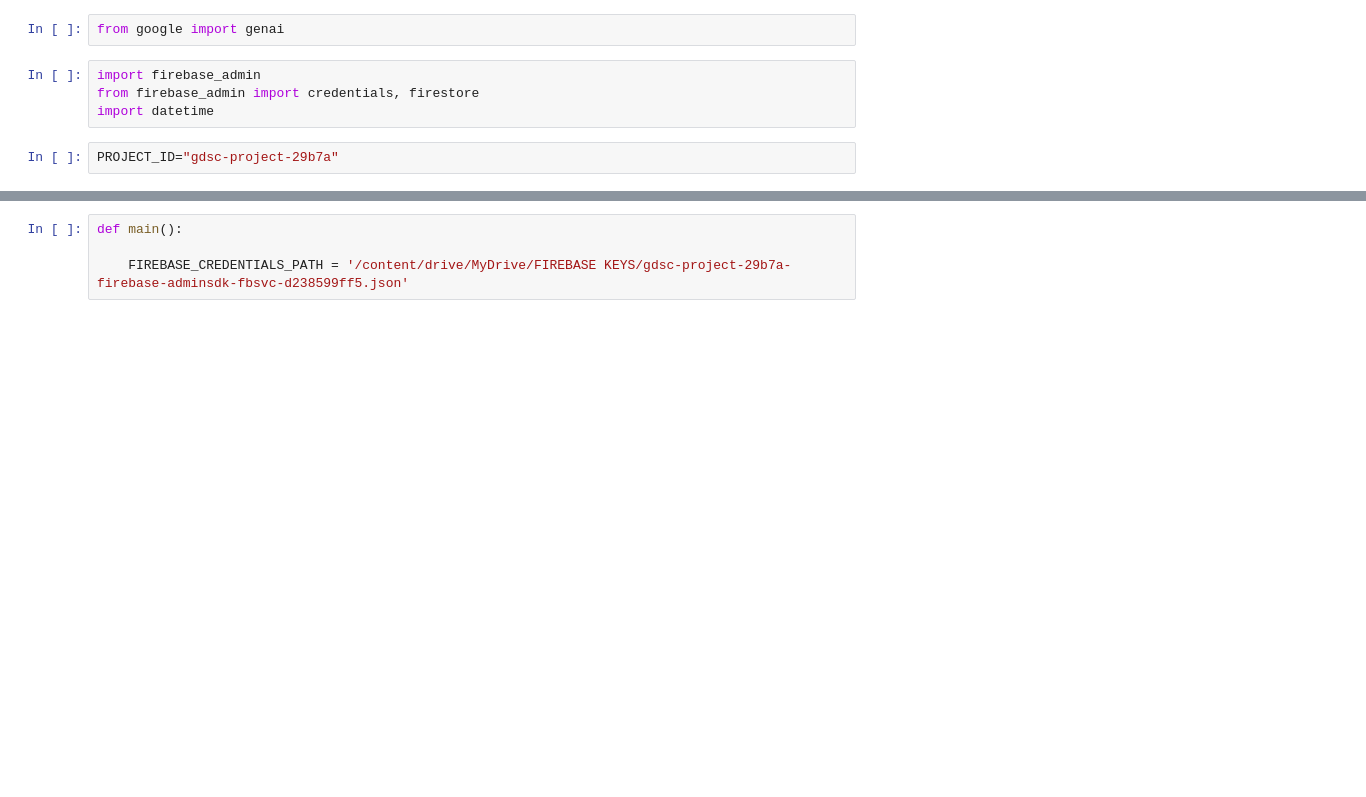
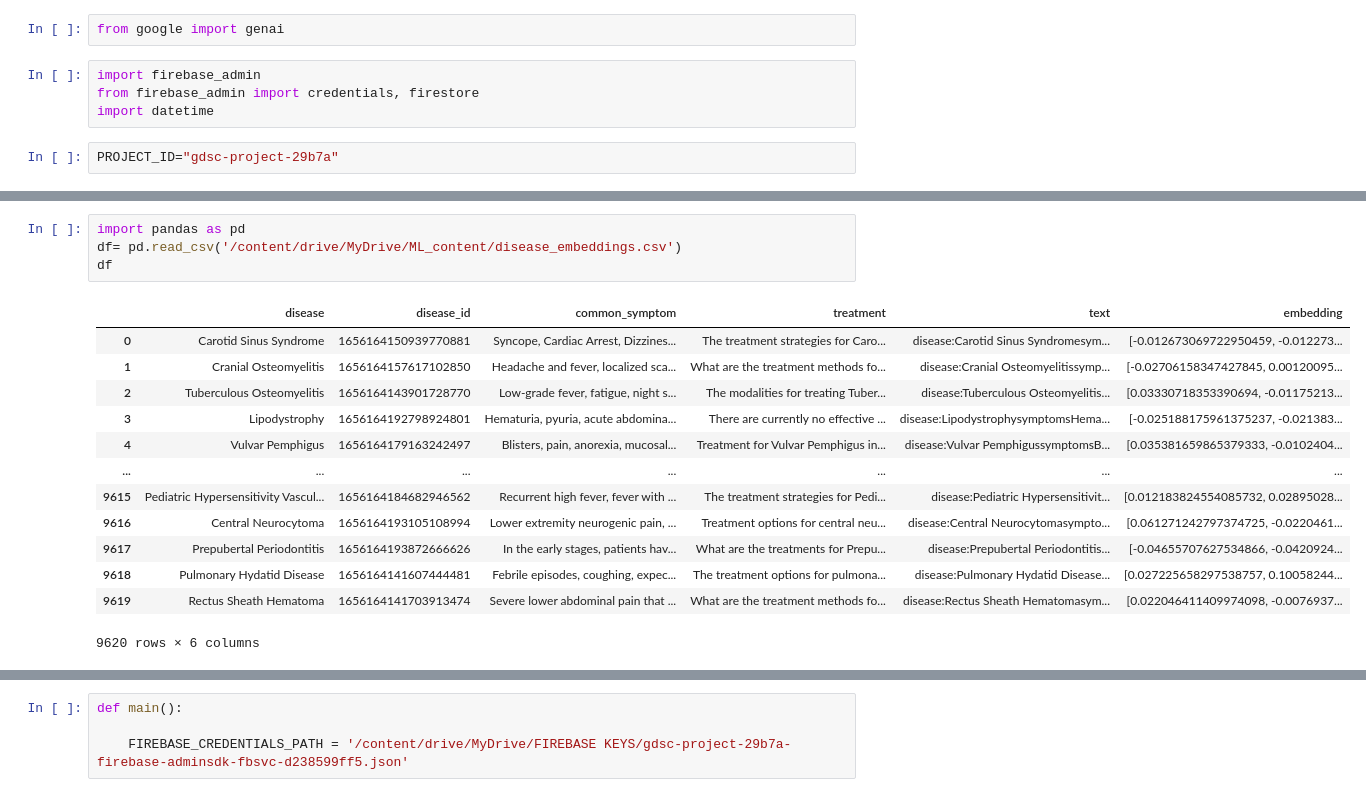
Before and after one commit to ratna-jaiswal/Arogya-Saathi, a Jupyter notebook: Medical_Chatbot.ipynb, the cells around one changed output, grey strips where cells are left out. Cells and saved outputs as stored; diff of their text form; blank space fills up the shorter version.

```diff
--- a/Medical_Chatbot.ipynb
+++ b/Medical_Chatbot.ipynb
@@ -39,0 +66,18 @@ def retreival_RAG():
+# %%
+import pandas as pd
+df= pd.read_csv('/content/drive/MyDrive/ML_content/disease_embeddings.csv')
+df
+# %% [output]
+|  | disease | disease_id | common_symptom | treatment | text | embedding |
+| 0 | Carotid Sinus Syndrome | 1656164150939770881 | Syncope, Cardiac Arrest, Dizzines... | The treatment strategies for Caro... | disease:Carotid Sinus Syndromesym... | [-0.012673069722950459, -0.012273... |
+| 1 | Cranial Osteomyelitis | 1656164157617102850 | Headache and fever, localized sca... | What are the treatment methods fo... | disease:Cranial Osteomyelitissymp... | [-0.02706158347427845, 0.00120095... |
+| 2 | Tuberculous Osteomyelitis | 1656164143901728770 | Low-grade fever, fatigue, night s... | The modalities for treating Tuber... | disease:Tuberculous Osteomyelitis... | [0.03330718353390694, -0.01175213... |
+| 3 | Lipodystrophy | 1656164192798924801 | Hematuria, pyuria, acute abdomina... | There are currently no effective ... | disease:LipodystrophysymptomsHema... | [-0.025188175961375237, -0.021383... |
+| 4 | Vulvar Pemphigus | 1656164179163242497 | Blisters, pain, anorexia, mucosal... | Treatment for Vulvar Pemphigus in... | disease:Vulvar PemphigussymptomsB... | [0.035381659865379333, -0.0102404... |
+| ... | ... | ... | ... | ... | ... | ... |
+| 9615 | Pediatric Hypersensitivity Vascul... | 1656164184682946562 | Recurrent high fever, fever with ... | The treatment strategies for Pedi... | disease:Pediatric Hypersensitivit... | [0.012183824554085732, 0.02895028... |
+| 9616 | Central Neurocytoma | 1656164193105108994 | Lower extremity neurogenic pain, ... | Treatment options for central neu... | disease:Central Neurocytomasympto... | [0.061271242797374725, -0.0220461... |
+| 9617 | Prepubertal Periodontitis | 1656164193872666626 | In the early stages, patients hav... | What are the treatments for Prepu... | disease:Prepubertal Periodontitis... | [-0.04655707627534866, -0.0420924... |
+| 9618 | Pulmonary Hydatid Disease | 1656164141607444481 | Febrile episodes, coughing, expec... | The treatment options for pulmona... | disease:Pulmonary Hydatid Disease... | [0.027225658297538757, 0.10058244... |
+| 9619 | Rectus Sheath Hematoma | 1656164141703913474 | Severe lower abdominal pain that ... | What are the treatment methods fo... | disease:Rectus Sheath Hematomasym... | [0.022046411409974098, -0.0076937... |
+9620 rows × 6 columns
```
Also changed, not shown: parts of 10 cells of this notebook.
